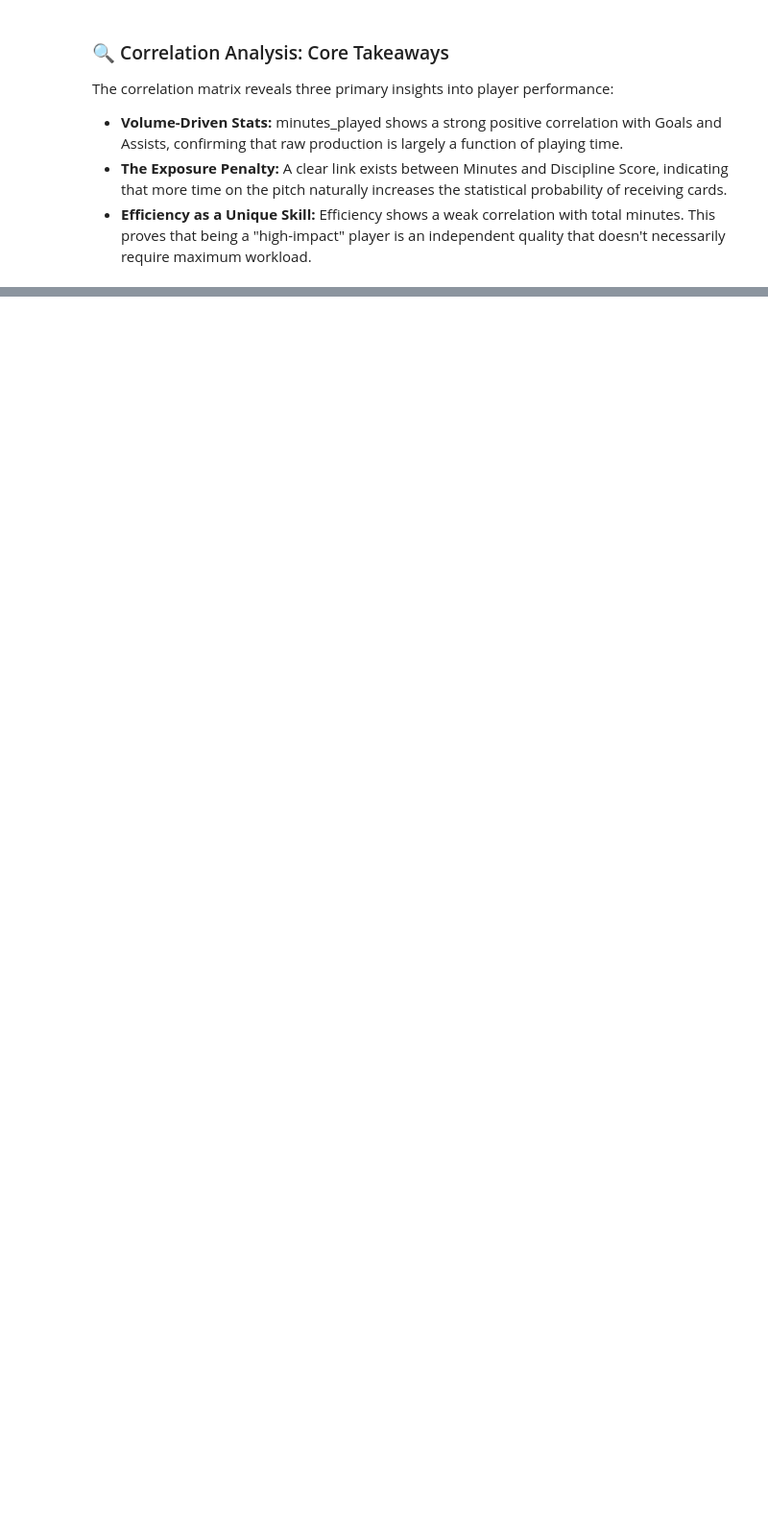
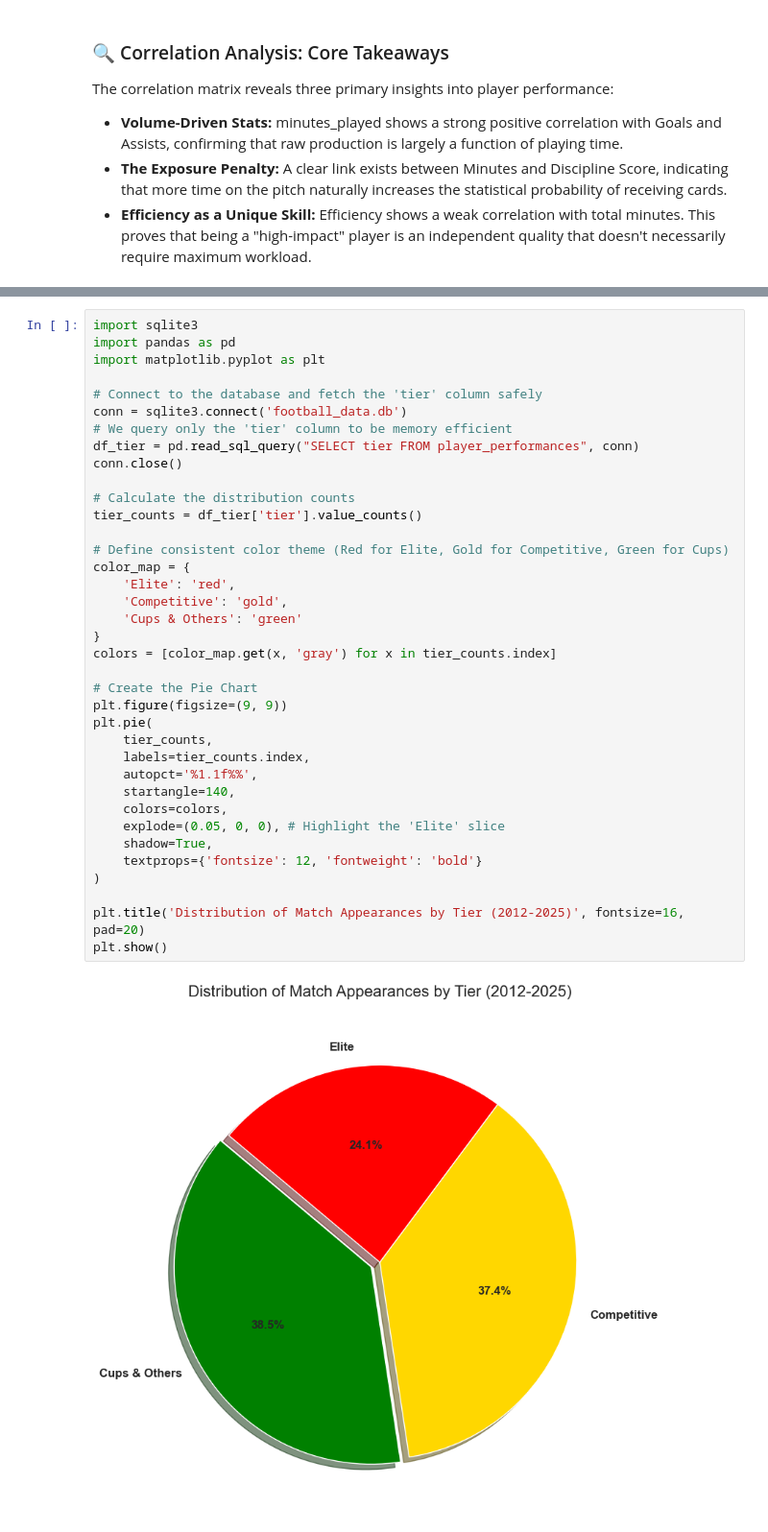
Before and after one commit to EnesPircek/Football-Player-Performance-Analysis, a Jupyter notebook: Python_and_SQL_Project.ipynb, the cells around one changed output, grey strips where cells are left out. Shown at 96% size. Drawn from its saved outputs; the diff is of its cells as text; blank space fills up the shorter version.

Commit message:
Dataset Composition: Tier Distribution

```diff
--- a/Python_and_SQL_Project.ipynb
+++ b/Python_and_SQL_Project.ipynb
@@ -998,0 +1003,39 @@ The correlation matrix reveals three primary insights into player performance:
+# %%
+import sqlite3
+import pandas as pd
+import matplotlib.pyplot as plt
+
+# Connect to the database and fetch the 'tier' column safely
+conn = sqlite3.connect('football_data.db')
+# We query only the 'tier' column to be memory efficient
+df_tier = pd.read_sql_query("SELECT tier FROM player_performances", conn)
+conn.close()
+
+# Calculate the distribution counts
+tier_counts = df_tier['tier'].value_counts()
+
+# Define consistent color theme (Red for Elite, Gold for Competitive, Green for Cups)
+color_map = {
+    'Elite': 'red',
+    'Competitive': 'gold',
+    'Cups & Others': 'green'
+}
+colors = [color_map.get(x, 'gray') for x in tier_counts.index]
+
+# Create the Pie Chart
+plt.figure(figsize=(9, 9))
+plt.pie(
+    tier_counts,
+    labels=tier_counts.index,
+    autopct='%1.1f%%',
+    startangle=140,
+    colors=colors,
+    explode=(0.05, 0, 0), # Highlight the 'Elite' slice
+    shadow=True,
+    textprops={'fontsize': 12, 'fontweight': 'bold'}
+)
+
+plt.title('Distribution of Match Appearances by Tier (2012-2025)', fontsize=16, pad=20)
+plt.show()
+# %% [output]
+[figure, added]
```
Also changed, not shown: parts of 3 cells of this notebook.
